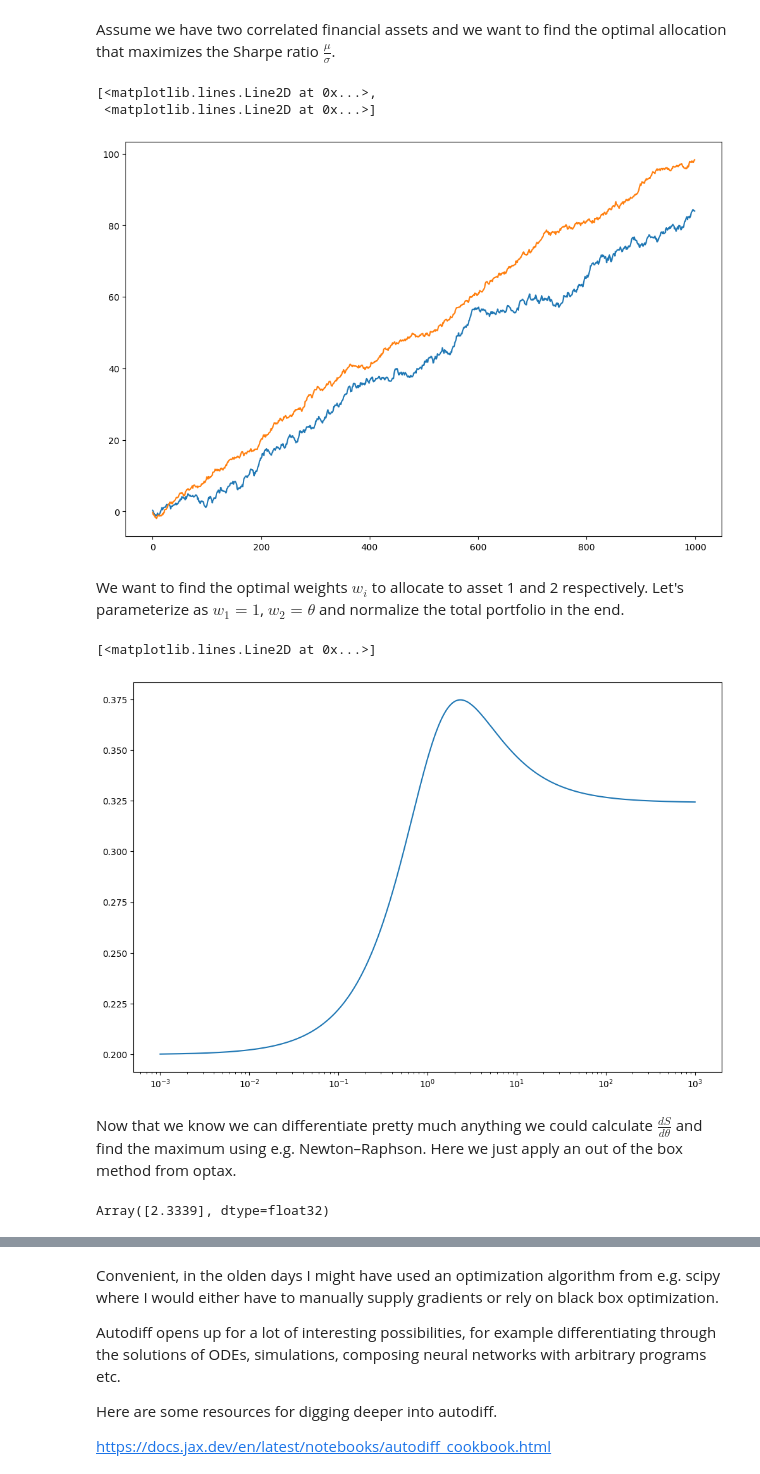
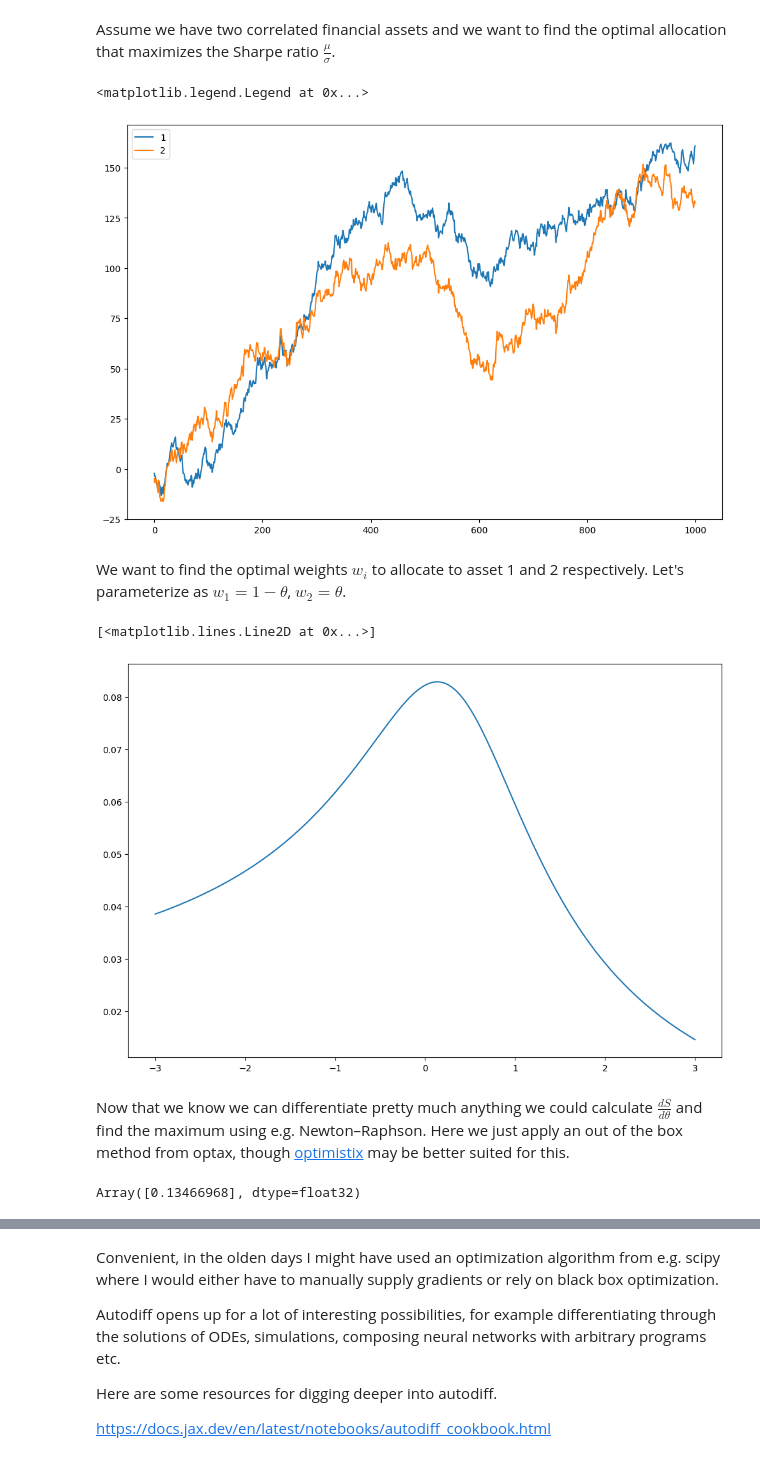
Before and after one commit to sodavann/RandomProjections, a Jupyter notebook: posts/Autodiff/Autodiff.ipynb, the cells around one changed output, grey strips where cells are left out. Cells and saved outputs as stored; diff of their text form; code cells hidden in the pictures.

```diff
--- a/posts/Autodiff/Autodiff.ipynb
+++ b/posts/Autodiff/Autodiff.ipynb
@@ -82,19 +83,19 @@ Not too surprisingly this looks exactly the same, we are dealing with finite sum
 # %% [markdown]
 Assume we have two correlated financial assets and we want to find the optimal allocation that maximizes the Sharpe ratio $\frac{\mu}{\sigma}$.
 # %%
-np.random.seed(1)
+np.random.seed(0)
 mu = [.1, .09]
-cov = np.random.rand(2,2)
-cov = cov.T*cov
+cov = np.random.randn(2,2)
+cov = cov.T @ cov
 returns = np.random.multivariate_normal(mu, cov, size = 1000)
 # %%
-plt.plot(returns.cumsum(axis=0))
+plt.plot(returns.cumsum(axis=0), label=["1", "2"])
+plt.legend()
 # %% [output]
-[<matplotlib.lines.Line2D at 0x...>,
- <matplotlib.lines.Line2D at 0x...>]
+<matplotlib.legend.Legend at 0x...>
-[figure, old version]
+[figure, new version]
 # %% [markdown]
-We want to find the optimal weights $w_i$ to allocate to asset 1 and 2 respectively. Let's parameterize as $w_1 = 1$, $w_2 = \theta$ and normalize the total portfolio in the end.
+We want to find the optimal weights $w_i$ to allocate to asset 1 and 2 respectively. Let's parameterize as $w_1 = 1 - \theta$, $w_2 = \theta$.
 # %%
 @jax.jit(static_argnames='returns')
 def sharpe_ratio(theta, returns = returns):
@@ -102,27 +103,27 @@ def sharpe_ratio(theta, returns = returns):
 
     return jnp.mean(r)/jnp.std(r)
 # %%
-tt = np.logspace(-3,3, 1000)
-plt.semilogx(tt,jax.vmap(sharpe_ratio)(tt))
+tt = np.linspace(-3,3, 1000)
+plt.plot(tt,jax.vmap(sharpe_ratio)(tt))
 # %% [output]
 [<matplotlib.lines.Line2D at 0x...>]
-[figure, old version]
+[figure, new version]
 # %% [markdown]
-Now that we know we can differentiate pretty much anything we could calculate $\frac{dS}{d\theta}$ and find the maximum using e.g. Newton–Raphson. Here we just apply an out of the box method from optax.
+Now that we know we can differentiate pretty much anything we could calculate $\frac{dS}{d\theta}$ and find the maximum using e.g. Newton–Raphson. Here we just apply an out of the box method from optax, though [optimistix](https://docs.kidger.site/optimistix/) may be better suited for this.
 # %%
 import optax
 from optax import adam
 
 optimizer = adam(learning_rate = 1e-1)
-theta = jnp.array([0.0])
+theta = jnp.array([0.5])
 opt_state = optimizer.init(theta)
 
-for _ in range(1000):
+for _ in range(100):
   grads = jax.grad(lambda x : -sharpe_ratio(x))(theta)
   updates, opt_state = optimizer.update(grads, opt_state)
   theta = optax.apply_updates(theta, updates)
 
 theta
 # %% [output]
-Array([2.3339], dtype=float32)
+Array([0.13466968], dtype=float32)
 # %%
```
Also changed, not shown: parts of 4 cells of this notebook, 8 other files.
